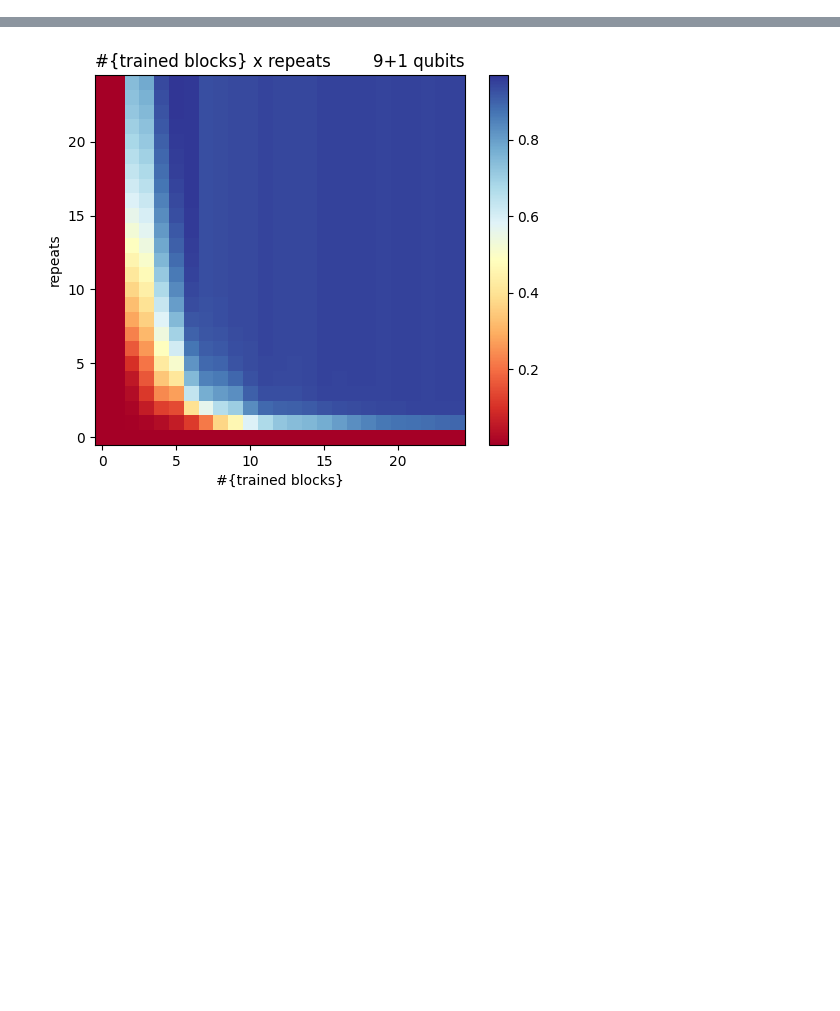
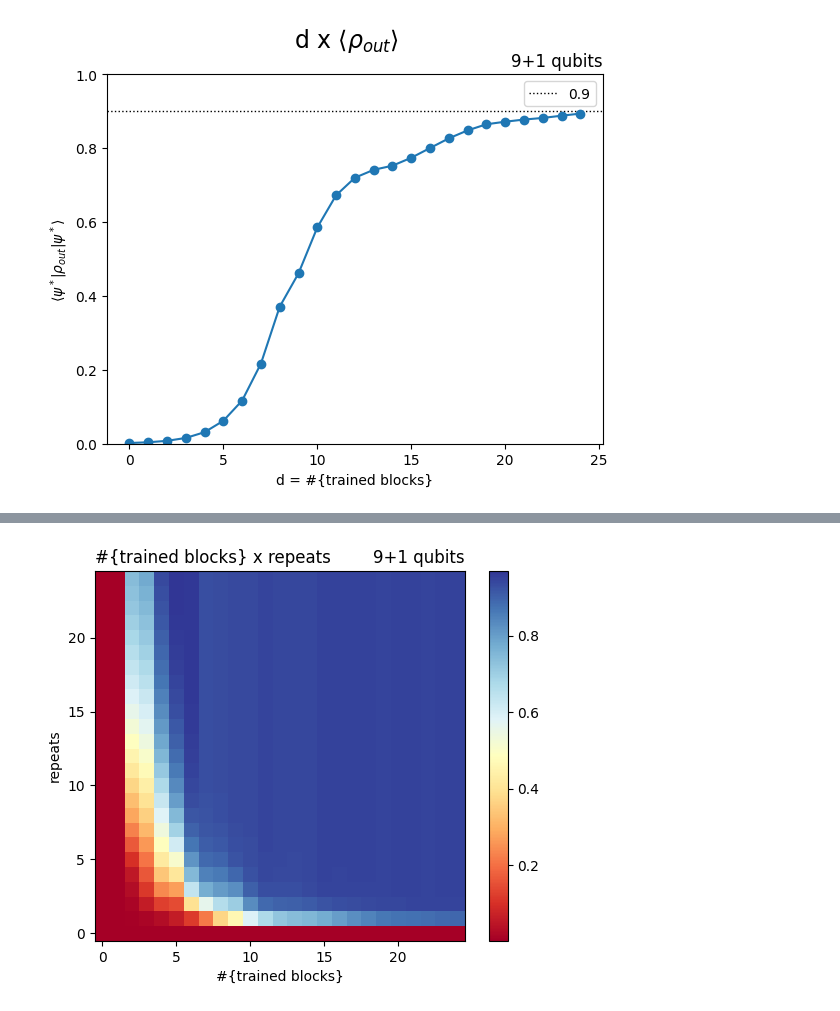
Before and after one commit to nilin/differentiable-circuit, a Jupyter notebook: plot.ipynb, the cells around one changed output, grey strips where cells are left out. Saved outputs shown, nothing was run; the diff lists cells and outputs as text; code cells hidden in the pictures; blank space fills up the shorter version.

Commit message:
include updated plot script

```diff
--- a/plot.ipynb
+++ b/plot.ipynb
@@ -33,0 +37,15 @@ for i, j, value in data:
+# %%
+
+plt.axhline(y=0.9, color='k', linestyle=':',lw=1,label='0.9')
+plt.ylim((0,1))
+plt.plot(values[:,1],'o-')
+plt.xlabel('d = #{trained blocks}')
+plt.ylabel(valtext)
+plt.legend()
+plt.suptitle(r"d x $\langle\rho_{out}\rangle$", fontsize=17)
+plt.title(f"{n}+1 qubits",loc='right')
+plt.savefig(path+'/trained_blocks_norepeat.pdf')
+plt.savefig(path+'/trained_blocks_norepeat.png')
+plt.show()
+# %% [output]
+[figure, added]
```
Also changed, not shown: parts of 7 cells of this notebook.
